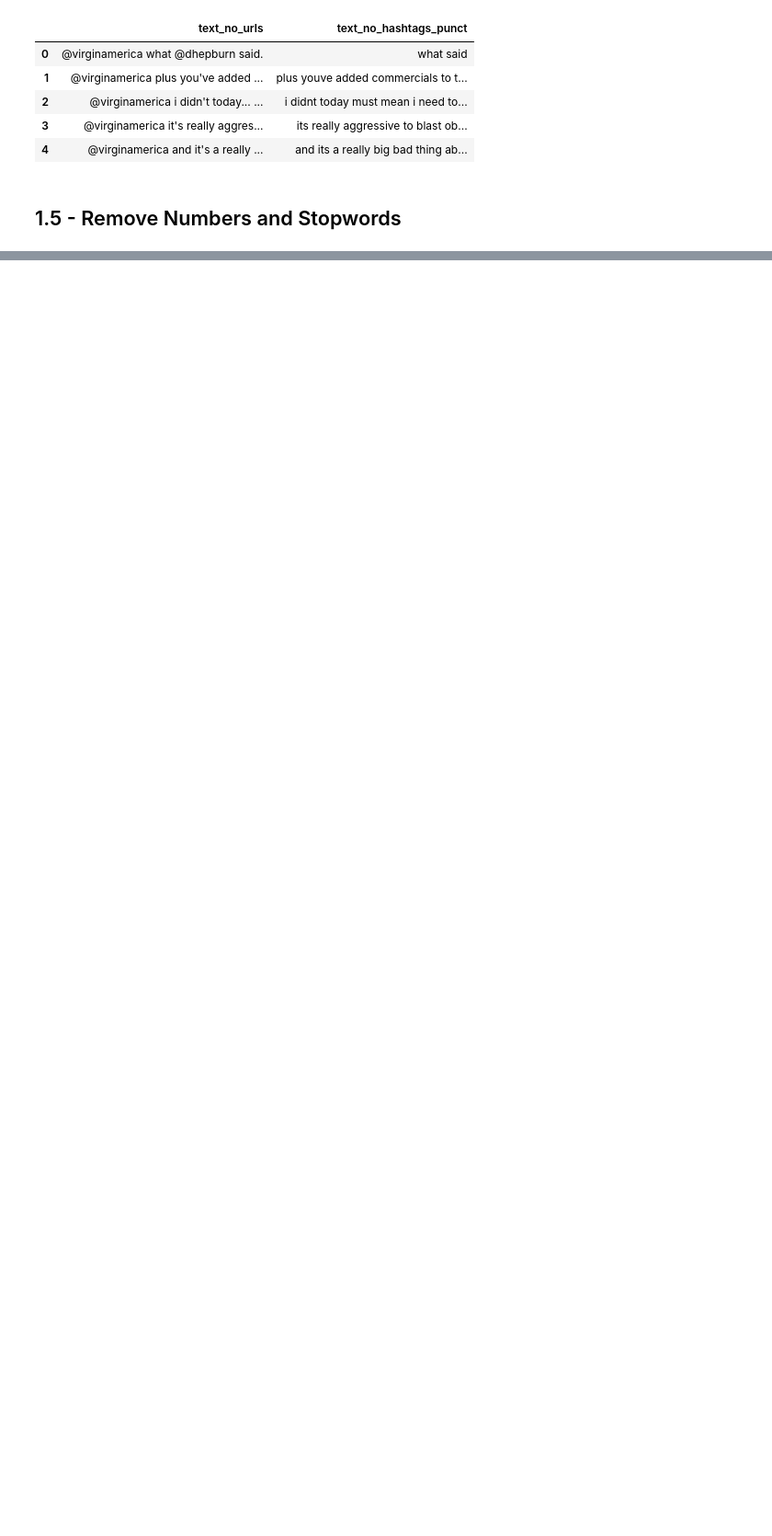
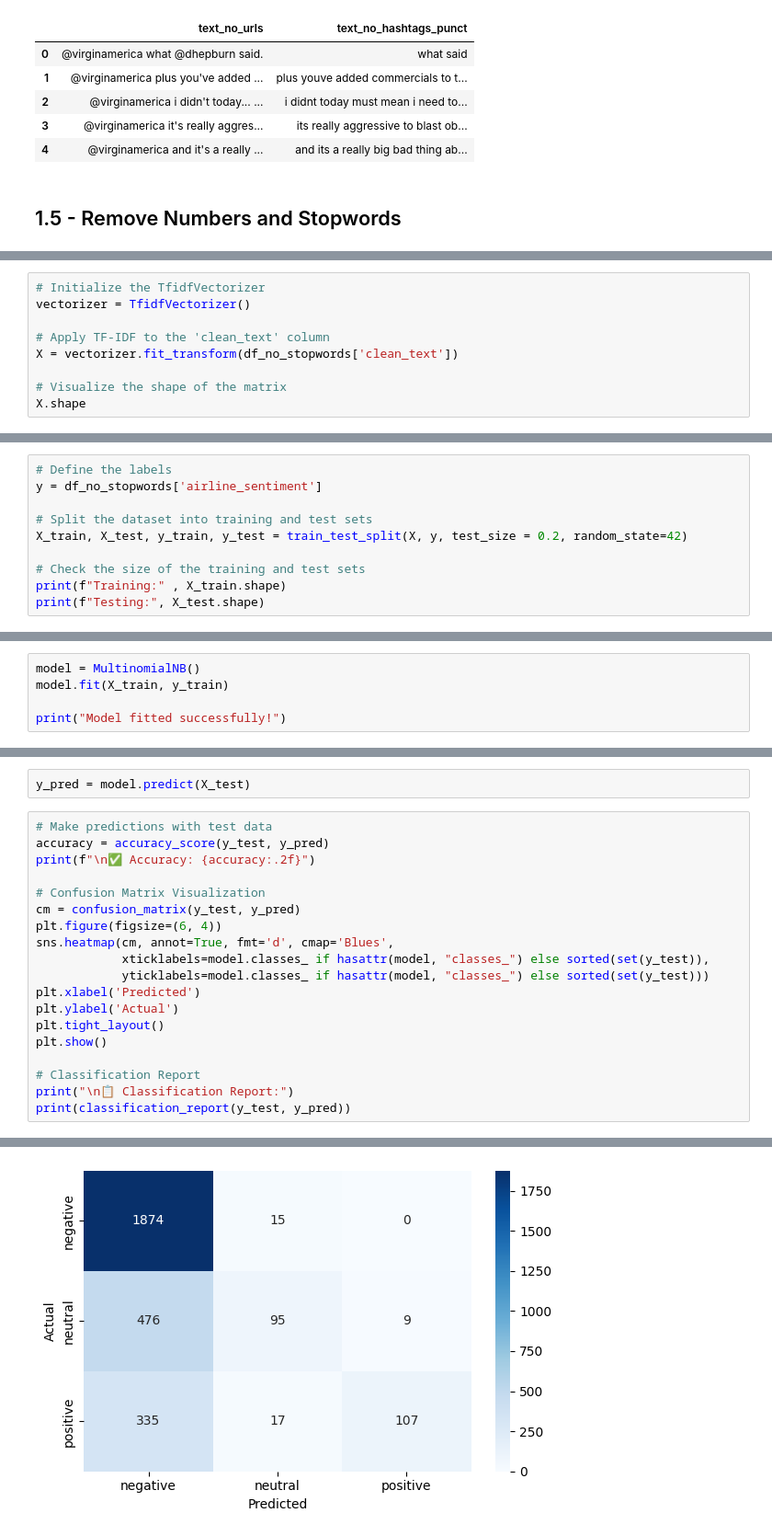
Before and after one commit to zbialaz/sentiment-analysis-airlines, a Jupyter notebook: sentiment_analysis_airlines.ipynb, the cells around one changed output, grey strips where cells are left out. Shown at 92% size. Saved outputs shown, nothing was run; the diff lists cells and outputs as text; blank space fills up the shorter version.

```diff
--- a/sentiment_analysis_airlines.ipynb
+++ b/sentiment_analysis_airlines.ipynb
@@ -135,0 +151,9 @@ df[['text_no_hashtags_punct', 'clean_text']].head()
+# %%
+# Initialize the TfidfVectorizer
+vectorizer = TfidfVectorizer()
+
+# Apply TF-IDF to the 'clean_text' column
+X = vectorizer.fit_transform(df_no_stopwords['clean_text'])
+
+# Visualize the shape of the matrix
+X.shape
@@ -135,0 +164,10 @@ df[['text_no_hashtags_punct', 'clean_text']].head()
+# %%
+# Define the labels
+y = df_no_stopwords['airline_sentiment']
+
+# Split the dataset into training and test sets
+X_train, X_test, y_train, y_test = train_test_split(X, y, test_size = 0.2, random_state=42)
+
+# Check the size of the training and test sets
+print(f"Training:" , X_train.shape)
+print(f"Testing:", X_test.shape)
@@ -135,0 +179,5 @@ df[['text_no_hashtags_punct', 'clean_text']].head()
+# %%
+model = MultinomialNB()
+model.fit(X_train, y_train)
+
+print("Model fitted successfully!")
@@ -135,0 +188,22 @@ df[['text_no_hashtags_punct', 'clean_text']].head()
+# %%
+y_pred = model.predict(X_test)
+# %%
+# Make predictions with test data
+accuracy = accuracy_score(y_test, y_pred)
+print(f"\n✅ Accuracy: {accuracy:.2f}")
+
+# Confusion Matrix Visualization
+cm = confusion_matrix(y_test, y_pred)
+plt.figure(figsize=(6, 4))
+sns.heatmap(cm, annot=True, fmt='d', cmap='Blues',
+            xticklabels=model.classes_ if hasattr(model, "classes_") else sorted(set(y_test)),
+            yticklabels=model.classes_ if hasattr(model, "classes_") else sorted(set(y_test)))
+plt.xlabel('Predicted')
+plt.ylabel('Actual')
+plt.tight_layout()
+plt.show()
+
+# Classification Report
+print("\n📋 Classification Report:")
+print(classification_report(y_test, y_pred))
+# %% [output]
@@ -135,0 +211 @@ df[['text_no_hashtags_punct', 'clean_text']].head()
+[figure, added]
```
Also changed, not shown: parts of 44 cells of this notebook, 2 other files.
